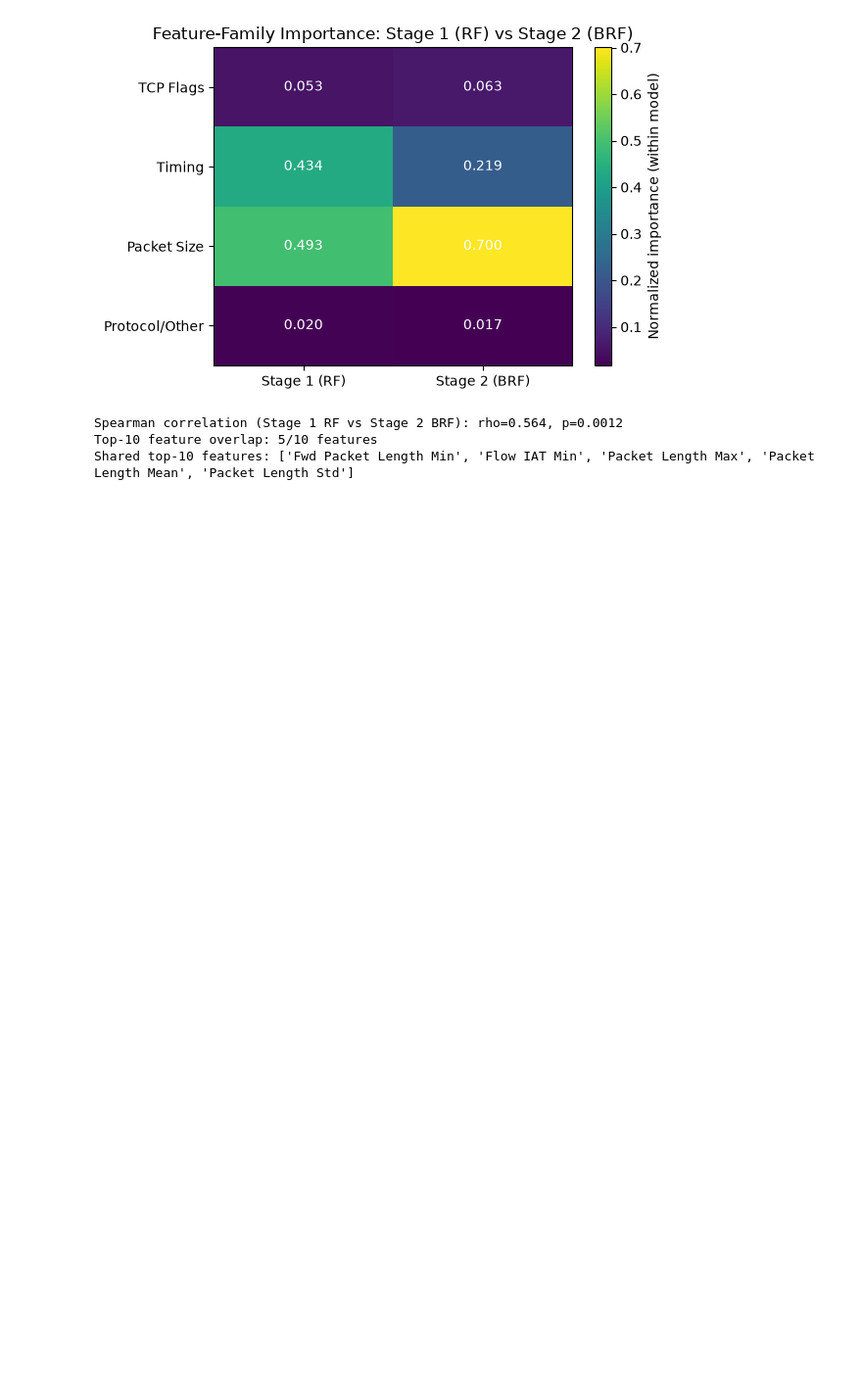
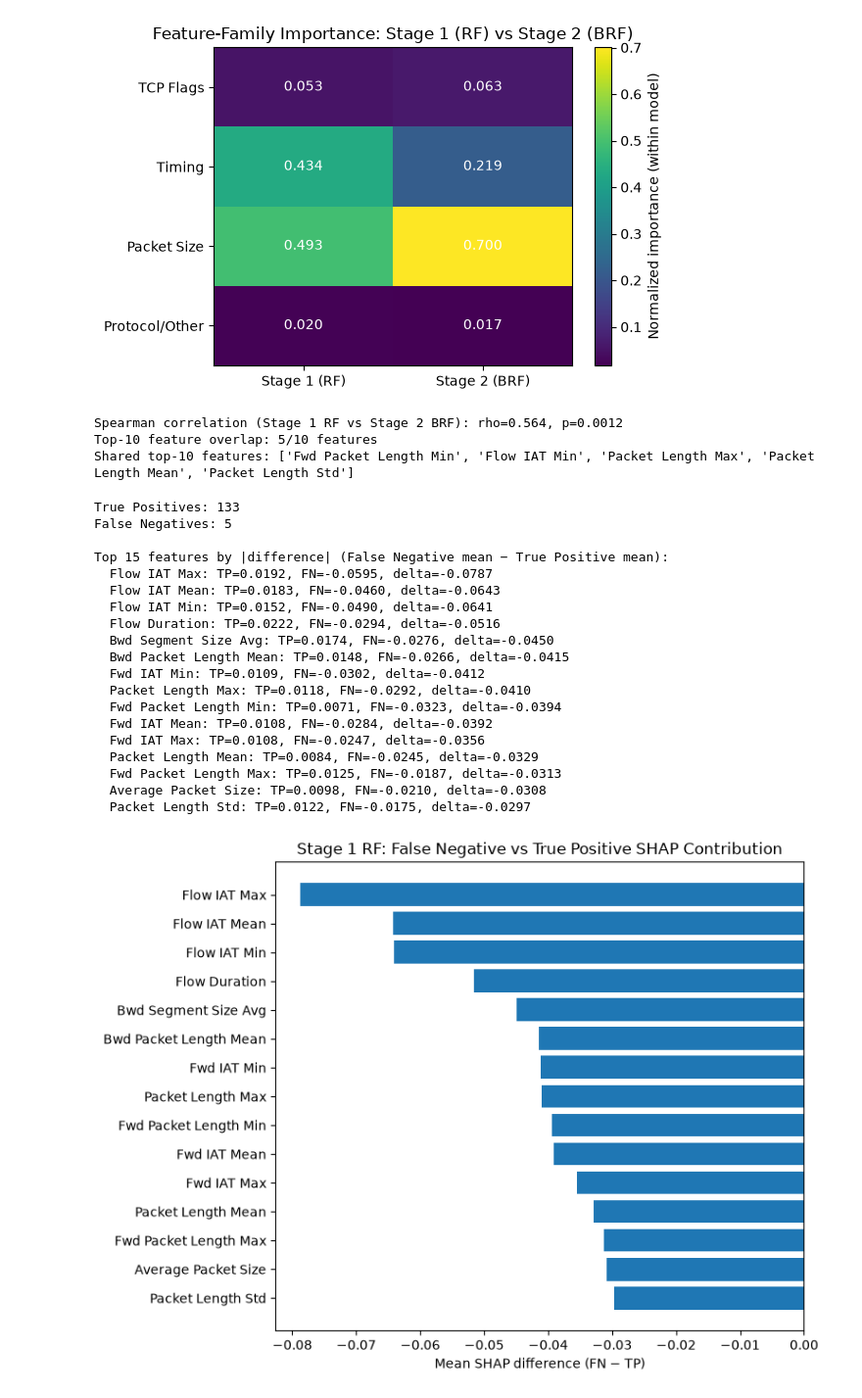
Before and after one commit to SimrahRuqiya/flat-vs-hierarchical-ml-research, a Jupyter notebook: notebooks/07_shap_final.ipynb, the cells around one changed output. Shown at 98% size. Drawn from its saved outputs; the diff is of its cells as text; code cells hidden in the pictures; blank space fills up the shorter version.

```diff
--- a/notebooks/07_shap_final.ipynb
+++ b/notebooks/07_shap_final.ipynb
@@ -485,3 +485,67 @@ print(f"Shared top-{k} features: {[feature_names[i] for i in overlap]}")
 Spearman correlation (Stage 1 RF vs Stage 2 BRF): rho=0.564, p=0.0012
 Top-10 feature overlap: 5/10 features
 Shared top-10 features: ['Fwd Packet Length Min', 'Flow IAT Min', 'Packet Length Max', 'Packet Length Mean', 'Packet Length Std']
+# %%
+# Step 8: Cohort-level TP vs FN SHAP comparison for Stage 1 RF
+
+# Reload Stage 1 RF and get predictions on the same explanation sample
+stage1_rf_model = joblib.load('../results/models/hier_stage1_RF.pkl')
+
+# Stage 1 is binary: Benign(0) vs Attack(1+). Convert y to binary for this stage.
+y_shap_small_binary = (y_shap_small != 0).astype(int)
+
+preds_stage1_rf = stage1_rf_model.predict(X_shap_small)
+
+# Masks: True Positive = actual attack, predicted attack. False Negative = actual attack, predicted benign.
+# Explicit, convention-proof masks — no reliance on which integer means what
+is_actual_attack = (y_shap_small != 0)          # true label says it's an attack
+is_predicted_attack = (preds_stage1_rf == 0)    # model's convention: 0 = Attack
+
+tp_mask = is_actual_attack & is_predicted_attack        # correctly caught attack
+fn_mask = is_actual_attack & (~is_predicted_attack)     # attack the model missed (called it Benign)
+
+print(f"True Positives: {tp_mask.sum()}")
+print(f"False Negatives: {fn_mask.sum()}")
+
+# Get signed SHAP values for Stage 1 RF on this same sample
+_, stage1_rf_sv = get_shap_importance(stage1_rf_model, X_shap_small)
+
+tp_mean = stage1_rf_sv[tp_mask.values].mean(axis=0)
+fn_mean = stage1_rf_sv[fn_mask.values].mean(axis=0)
+delta = fn_mean - tp_mean
+
+order = np.argsort(np.abs(delta))[::-1][:15]
+
+print("\nTop 15 features by |difference| (False Negative mean − True Positive mean):")
+for i in order:
+    print(f"  {feature_names[i]}: TP={tp_mean[i]:.4f}, FN={fn_mean[i]:.4f}, delta={delta[i]:.4f}")
+
+# Plot
+plt.figure(figsize=(8, 6))
+plt.barh([feature_names[i] for i in order][::-1], delta[order][::-1])
+plt.xlabel('Mean SHAP difference (FN − TP)')
+plt.title('Stage 1 RF: False Negative vs True Positive SHAP Contribution')
+plt.tight_layout()
+plt.savefig('../results/shap/stage1_rf_fn_vs_tp.png', dpi=150, bbox_inches='tight')
+plt.show()
+# %% [output]
+True Positives: 133
+False Negatives: 5
+
+Top 15 features by |difference| (False Negative mean − True Positive mean):
+  Flow IAT Max: TP=0.0192, FN=-0.0595, delta=-0.0787
+  Flow IAT Mean: TP=0.0183, FN=-0.0460, delta=-0.0643
+  Flow IAT Min: TP=0.0152, FN=-0.0490, delta=-0.0641
+  Flow Duration: TP=0.0222, FN=-0.0294, delta=-0.0516
+  Bwd Segment Size Avg: TP=0.0174, FN=-0.0276, delta=-0.0450
+  Bwd Packet Length Mean: TP=0.0148, FN=-0.0266, delta=-0.0415
+  Fwd IAT Min: TP=0.0109, FN=-0.0302, delta=-0.0412
+  Packet Length Max: TP=0.0118, FN=-0.0292, delta=-0.0410
+  Fwd Packet Length Min: TP=0.0071, FN=-0.0323, delta=-0.0394
+  Fwd IAT Mean: TP=0.0108, FN=-0.0284, delta=-0.0392
+  Fwd IAT Max: TP=0.0108, FN=-0.0247, delta=-0.0356
+  Packet Length Mean: TP=0.0084, FN=-0.0245, delta=-0.0329
+  Fwd Packet Length Max: TP=0.0125, FN=-0.0187, delta=-0.0313
+  Average Packet Size: TP=0.0098, FN=-0.0210, delta=-0.0308
+  Packet Length Std: TP=0.0122, FN=-0.0175, delta=-0.0297
+[figure, added]
```
Also changed, not shown: parts of 3 cells of this notebook, 1 other file.
